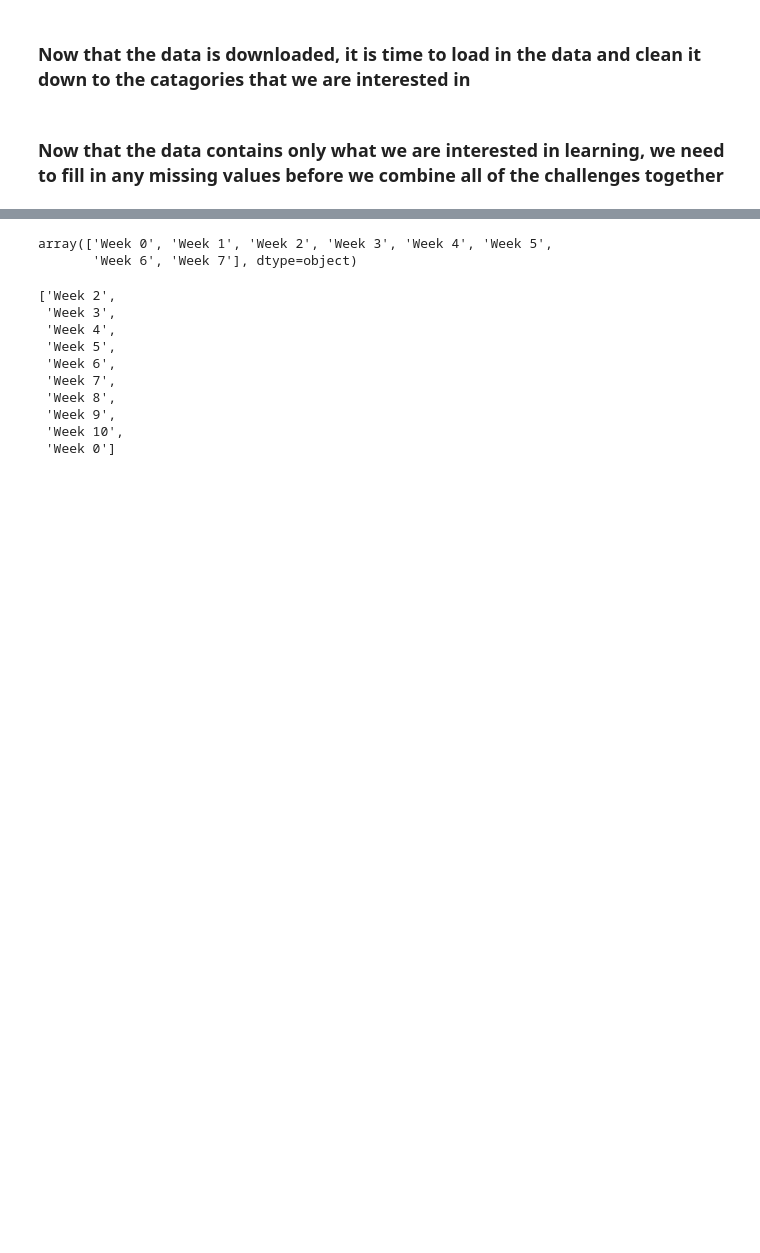
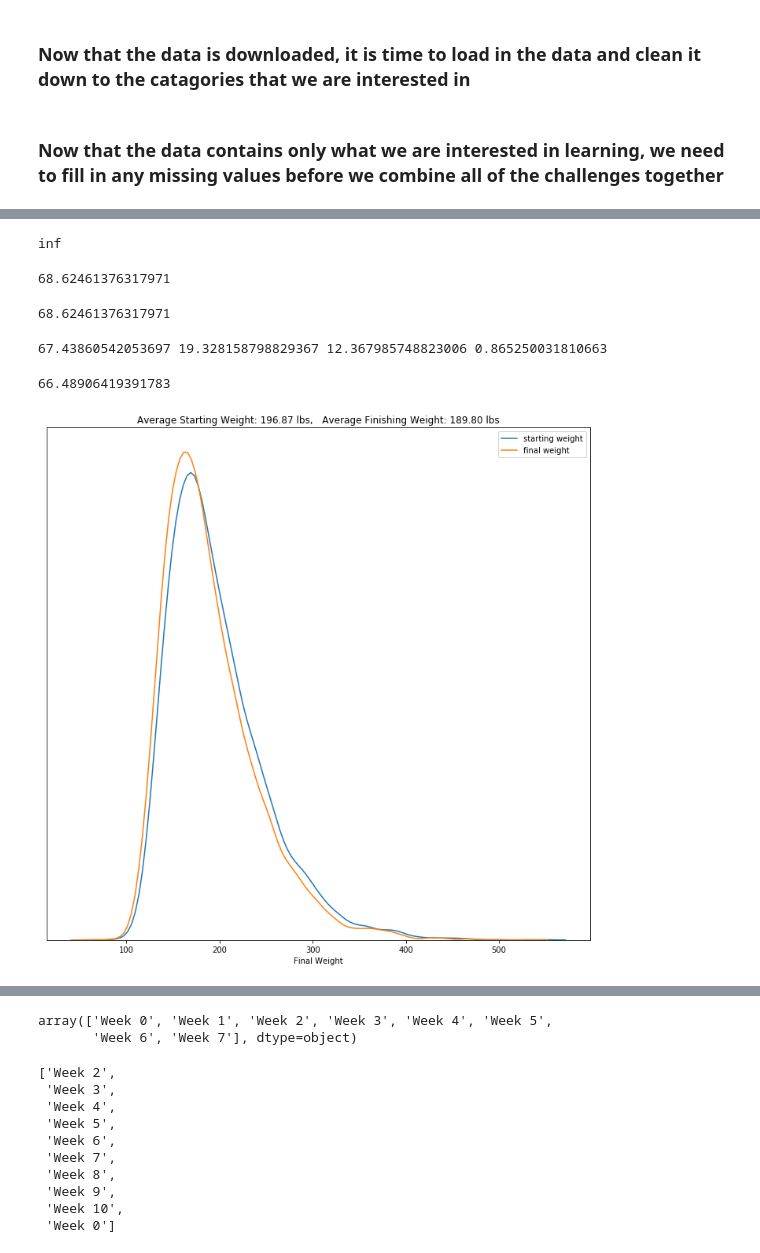
Before and after one commit to csmithchicago/Loseit, a Jupyter notebook: loseit_data.ipynb, the cells around one changed output, grey strips where cells are left out. Saved outputs shown, nothing was run; the diff lists cells and outputs as text; code cells hidden in the pictures; blank space fills up the shorter version.

Commit message:
finally have all of the data aggrated together

```diff
--- a/loseit_data.ipynb
+++ b/loseit_data.ipynb
@@ -19,3 +21,14 @@ import os
+# %%
+def atoi(text):
+    return int(text) if text.isdigit() else text
+
+def natural_keys(text):
+    '''
+    alist.sort(key=natural_keys) sorts in human order
+    http://nedbatchelder.com/blog/200712/human_sorting.html
+    (See Toothy's implementation in the comments)
+    '''
+    return [ atoi(c) for c in re.split('(\d+)', text) ]
 # %% [markdown]
 Create the Data Directories
 # %%
@@ -128,18 +141,17 @@ sheet name: the_summer_challenge_2016, link: https://docs.google.com/spreadsheet
 weeks_col = {f'W{x}':f'Week {x}' for x in range(0, 11)}
 new_names = {'W0 (SW)': 'Week 0', 'Sex': 'Gender', 'Male, Female, Other': 'Gender',
              'TEAM': 'Team', 'Teams': 'Team', 'Challenge GW': 'Challenge Goal Weight',
-             'Challenge SW': 'Week 0',
-             'MyFitnessPal Username/Link': 'MFP'}
+             'Challenge SW': 'Week 0', 'MyFitnessPal Username/Link': 'MFP'}
 # %%
 df_list = []
 p = Path('./data/raw_data/')
 for challenge in p.rglob('*.csv'):
     # Read in the csv files and change some of the column names
     test_df = pd.read_csv(challenge, index_col=0)
-    test_df.drop(test_df.tail(1).index,inplace=True)
+    test_df.dropna(axis=1, how='all')
     test_df.columns = test_df.columns.str.strip().str.replace('?', '').str.replace(':','')
     test_df.rename(columns=new_names, inplace=True)
-    test_df.dropna(axis=1, how='all')
+
     # timestamp
     if 'Timestamp' not in test_df:
         test_df['Timestamp'] = np.NaN
@@ -166,9 +178,7 @@ for challenge in p.rglob('*.csv'):
 
     # Weigh-in Data
     test_df.rename(columns=weeks_col, inplace=True)
-    if len(test_df.filter(regex=re.compile('What is your current weight', re.IGNORECASE)).columns):
-        test_df['Week 0'] = test_df[test_df.filter(regex=re.compile('What is your current weight', re.IGNORECASE)).columns[0]]
-    elif len(test_df.filter(regex=re.compile("week 0", re.IGNORECASE)).columns):
+    if len(test_df.filter(regex=re.compile("week 0", re.IGNORECASE)).columns):
         test_df['Week 0'] = test_df[test_df.filter(regex=re.compile("week 0", re.IGNORECASE)).columns[0]]
     elif len(test_df.filter(regex=re.compile("sign-up", re.IGNORECASE)).columns):
         test_df['Week 0'] = test_df[test_df.filter(regex=re.compile("sign-up", re.IGNORECASE)).columns[0]]
@@ -176,6 +186,8 @@ for challenge in p.rglob('*.csv'):
         test_df['Week 0'] = test_df[test_df.filter(regex=re.compile("start weight", re.IGNORECASE)).columns[0]]
     elif len(test_df.filter(regex=re.compile("Signup weight", re.IGNORECASE)).columns):
         test_df['Week 0'] = test_df[test_df.filter(regex=re.compile("Signup weight", re.IGNORECASE)).columns[0]]
+    elif len(test_df.filter(regex=re.compile('What is your current weight', re.IGNORECASE)).columns):
+        test_df['Week 0'] = test_df[test_df.filter(regex=re.compile('What is your current weight', re.IGNORECASE)).columns[0]]
 
     # Height
     test_df['Height'] = test_df[test_df.filter(regex=re.compile("Height", re.IGNORECASE)).columns[0]]
@@ -215,12 +227,13 @@ for challenge in p.rglob('*.csv'):
 
     # clean up any possible duplicates
 #     test_df = test_df.loc[:,~test_df.columns.duplicated()]
-    test_df[5:][test_df['Team'][5:] == 'Team'] = np.NaN
+
     # Starting Weight
     test_df['Starting Weight'] = test_df['Week 0']
 
     # Create the final Data Frame
-    col_weeks = test_df.filter(regex=re.compile('Week', re.IGNORECASE)).columns.values
+    col_weeks = test_df.filter(regex=re.compile('Week', re.IGNORECASE)).columns.tolist()
+    col_weeks.sort(key=natural_keys)
     col_names = ['Timestamp', 'Username', 'Team', 'Age', 'Gender', 'Height','Highest Weight',
                  'Starting Weight', 'Challenge Goal Weight', 'Starting BMI', 'Has NSV',
                  'Has Food Tracker', 'Has Activity Tracker']
@@ -296 +308,3 @@ Index: []
+# %%
+big_df = pd.concat(big_df_list, ignore_index=True).dropna()
 # %%
@@ -303,0 +331,35 @@ weight_cols[0]
+# %%
+big_df['Percent of Challenge Goal']
+np.inf
+# %% [output]
+inf
+# %%
+sum_val = 0
+for x in big_df['Percent of Challenge Goal']:
+    sum_val += x
+print(sum_val / big_df['Percent of Challenge Goal'].count())
+# %% [output]
+68.62461376317971
+# %%
+big_df['Percent of Challenge Goal'].mean()
+# %% [output]
+68.62461376317971
+# %%
+print(len(big_df[big_df.Gender == 'Female']) / len(big_df) * 100, len(big_df[big_df.Gender == 'Male']) / len(big_df) * 100, len(big_df[big_df.Gender == 'Unknown']) / len(big_df) * 100, len(big_df[big_df.Gender == 'Other']) / len(big_df) * 100)
+# %% [output]
+67.43860542053697 19.328158798829367 12.367985748823006 0.865250031810663
+# %%
+big_df.Height.mean()
+# %% [output]
+66.48906419391783
+# %%
+plt.figure(figsize=(10,10))
+ax = sns.distplot(big_df['Starting Weight'], hist=False, label='starting weight')
+ax = sns.distplot(big_df['Final Weight'], hist=False, label='final weight')
+ax.set_yticks([])
+ax.set_title(f'Average Starting Weight: {big_df["Starting Weight"].mean():.2f} lbs,   Average Finishing Weight: {big_df["Final Weight"].mean():.2f} lbs')
+ax.legend()
+plt.tight_layout()
+plt.savefig('./figures/starting_final_weight.png', dpi=400)
+# %% [output]
+[figure, added]
```
Also changed, not shown: parts of 7 cells of this notebook, 1 other file.
